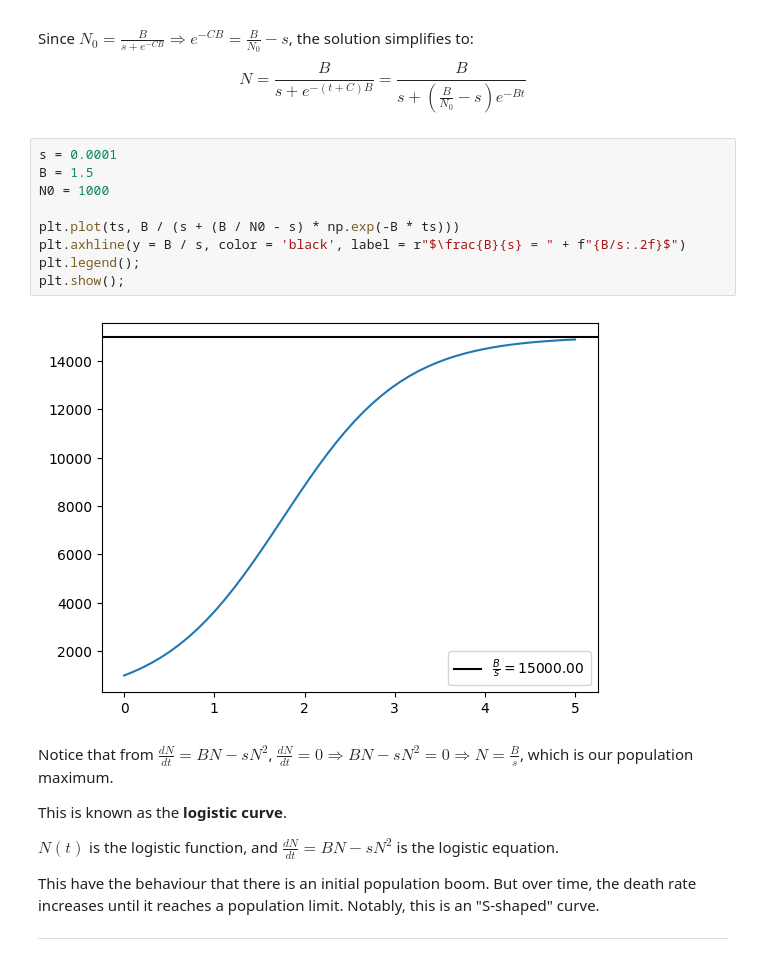
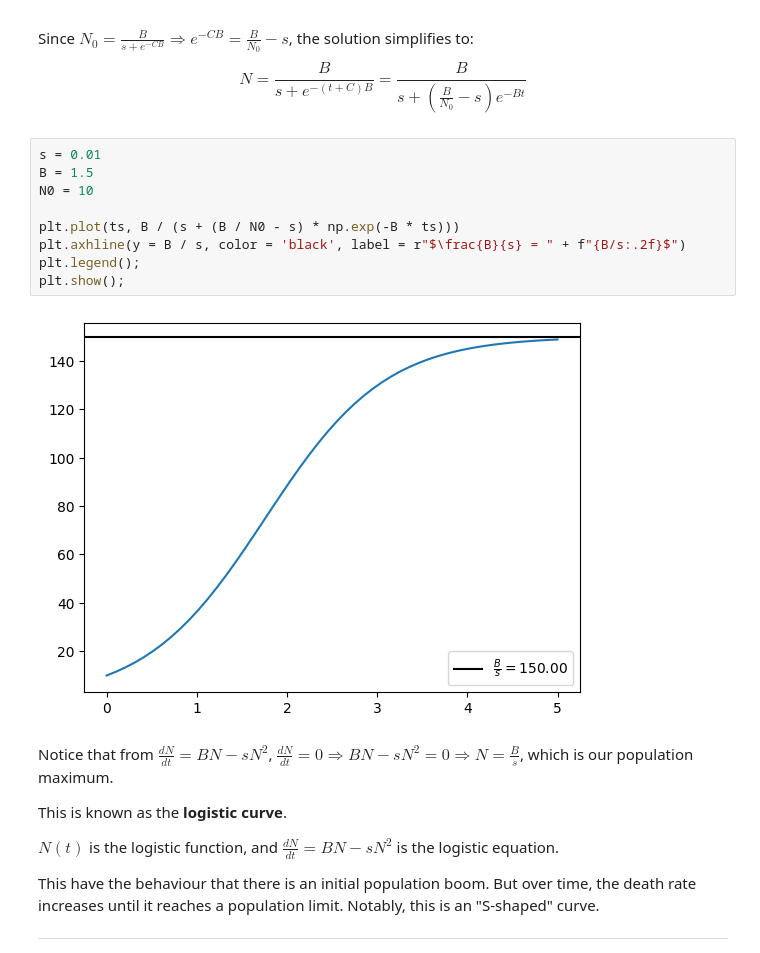
Before and after one commit to 0WN463/wellspring, a Jupyter notebook: ordinary_differential_equations/malthus_model.ipynb, the cells around one changed output. Saved outputs shown, nothing was run; the diff lists cells and outputs as text.

```diff
--- a/ordinary_differential_equations/malthus_model.ipynb
+++ b/ordinary_differential_equations/malthus_model.ipynb
@@ -121,16 +121,16 @@ $$
 N = \frac{B}{s + e^{-(t + C)B}} = \frac{B}{s + \left(\frac{B}{N_0} - s \right) e^{-Bt}}
 $$
 # %%
-s = 0.0001
+s = 0.01
 B = 1.5
-N0 = 1000
+N0 = 10
 
 plt.plot(ts, B / (s + (B / N0 - s) * np.exp(-B * ts)))
 plt.axhline(y = B / s, color = 'black', label = r"$\frac{B}{s} = " + f"{B/s:.2f}$")
 plt.legend();
 plt.show();
 # %% [output]
-[figure, old version]
+[figure, new version]
 # %% [markdown]
 Notice that from $\frac{dN}{dt} = BN - sN^2$, $\frac{dN}{dt} = 0 \Rightarrow BN - sN^2 = 0 \Rightarrow N = \frac{B}{s}$, which is our population maximum.
 
```
Also changed, not shown: parts of 6 cells of this notebook, 3 other files.
